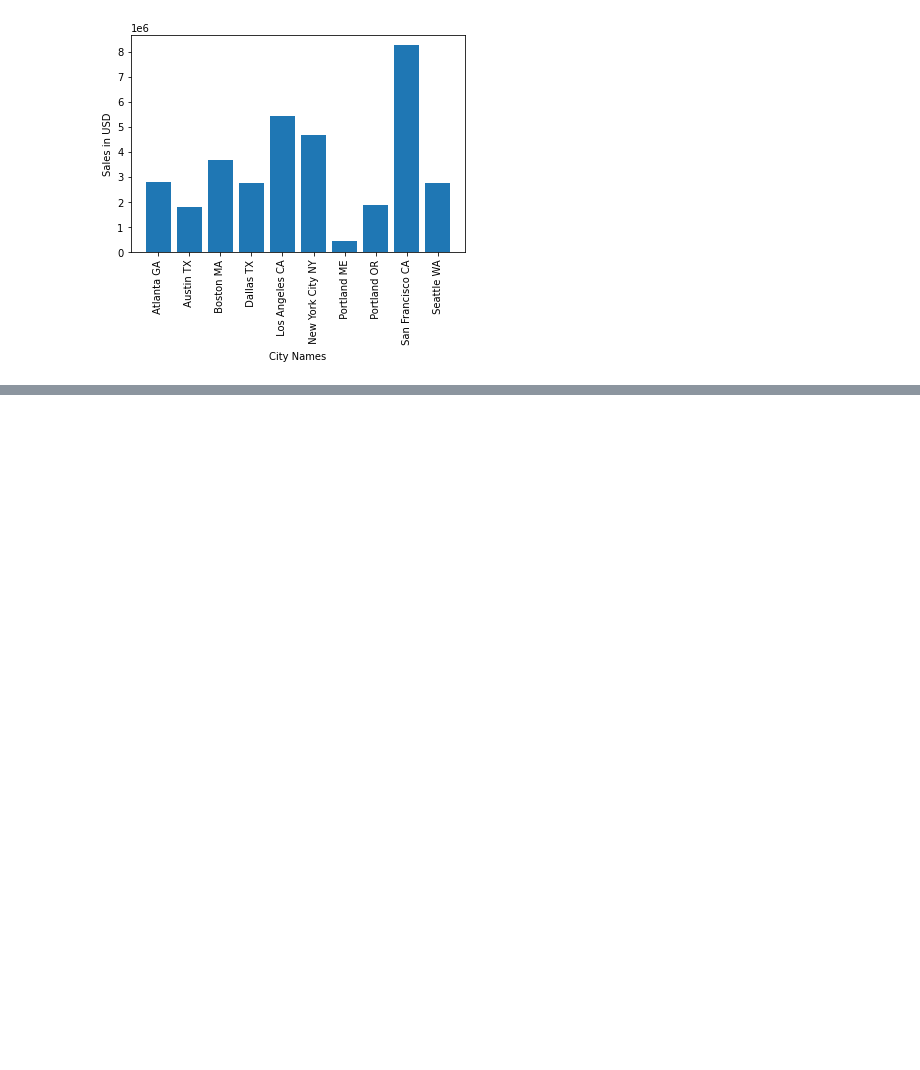
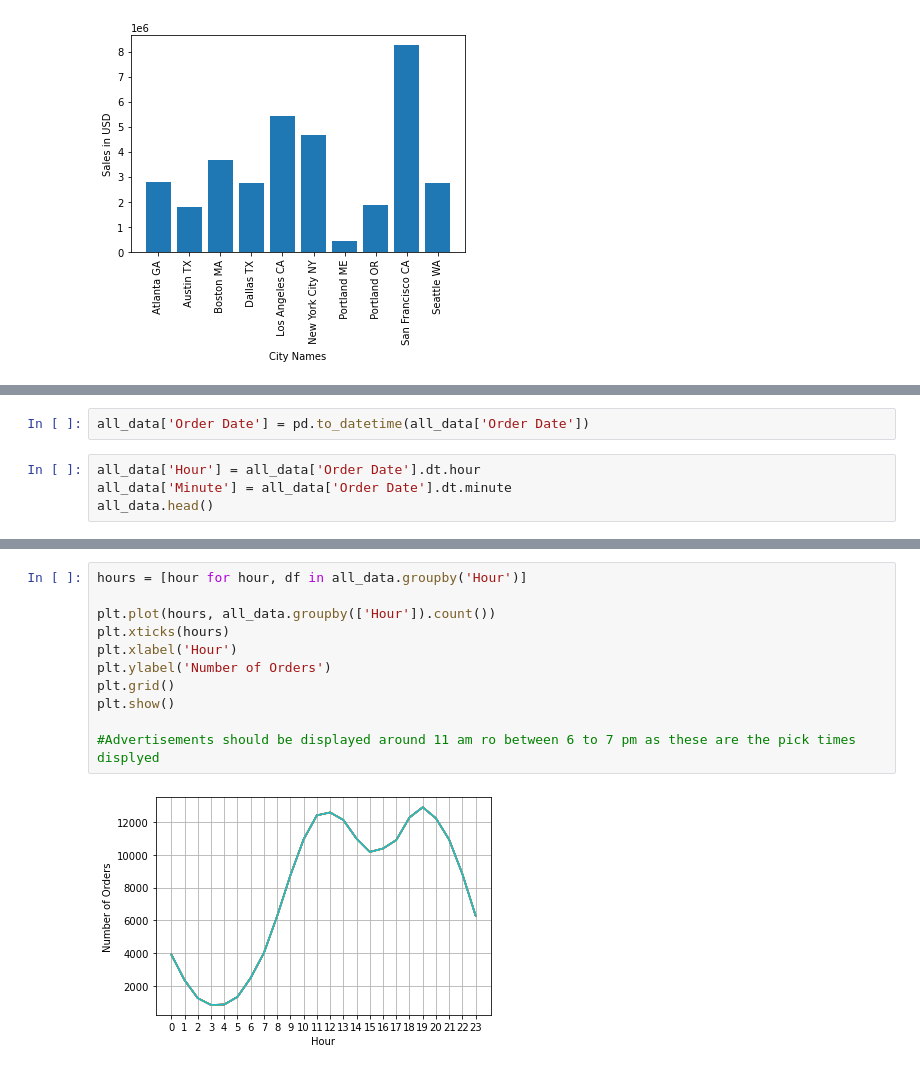
Before and after one commit to barwesharayu/Pandas-Tasks, a Jupyter notebook: Sales_Analysis.ipynb, the cells around one changed output, grey strips where cells are left out. Drawn from its saved outputs; the diff is of its cells as text; blank space fills up the shorter version.

```diff
--- a/Sales_Analysis.ipynb
+++ b/Sales_Analysis.ipynb
@@ -150,0 +153,6 @@ plt.show()
+# %%
+all_data['Order Date'] = pd.to_datetime(all_data['Order Date'])
+# %%
+all_data['Hour'] = all_data['Order Date'].dt.hour
+all_data['Minute'] = all_data['Order Date'].dt.minute
+all_data.head()
@@ -150,0 +166,13 @@ plt.show()
+# %%
+hours = [hour for hour, df in all_data.groupby('Hour')]
+
+plt.plot(hours, all_data.groupby(['Hour']).count())
+plt.xticks(hours)
+plt.xlabel('Hour')
+plt.ylabel('Number of Orders')
+plt.grid()
+plt.show()
+
+#Advertisements should be displayed around 11 am ro between 6 to 7 pm as these are the pick times displyed
+# %% [output]
+[figure, added]
```
Also changed, not shown: parts of 7 cells of this notebook.
